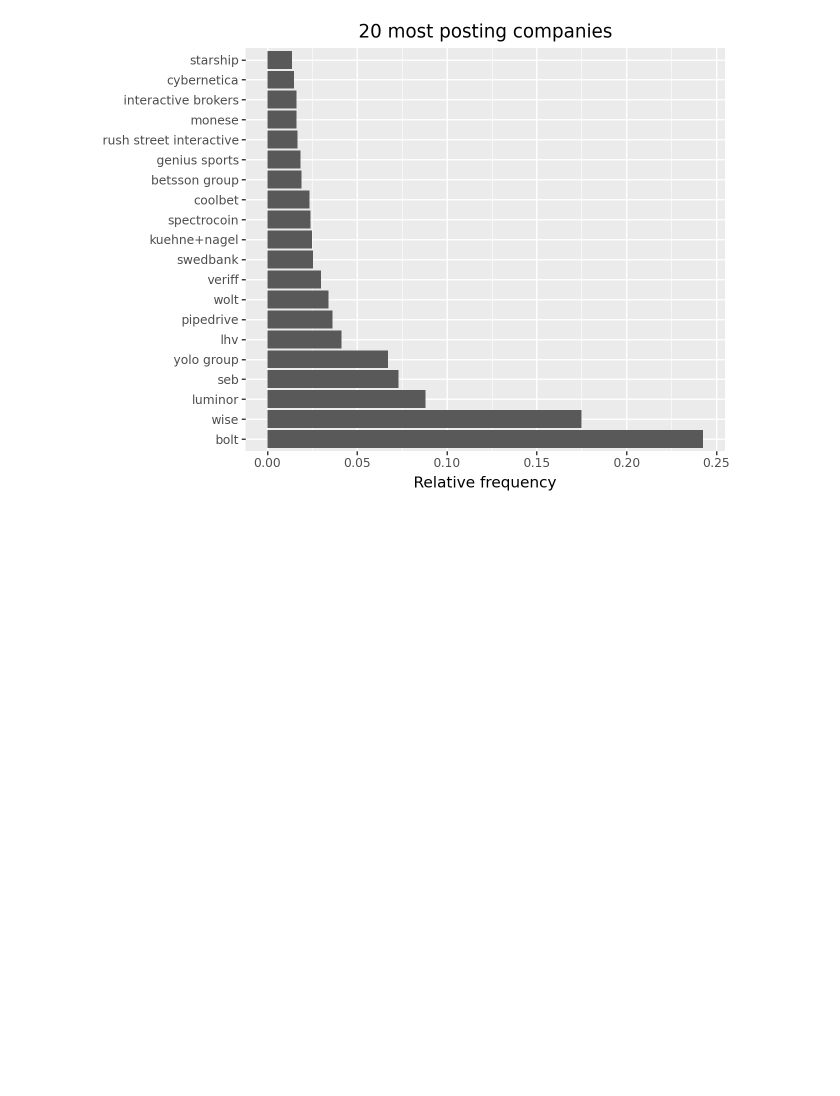
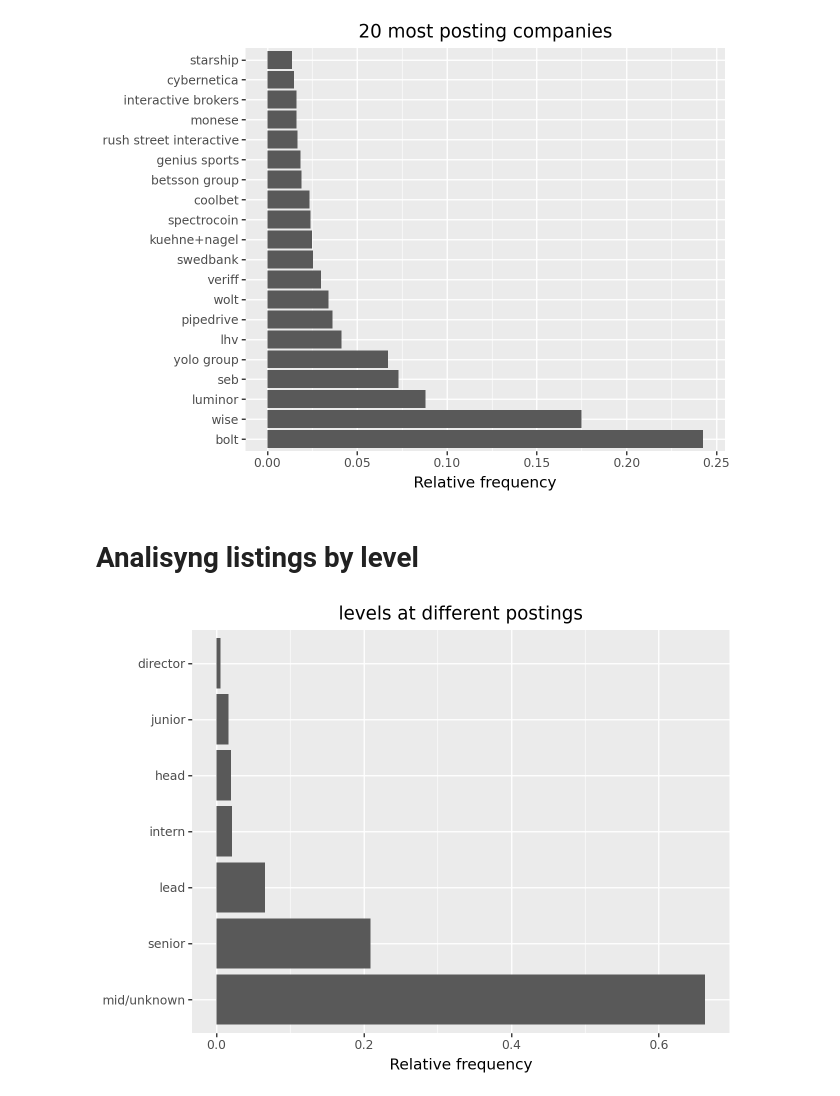
Before and after one commit to m2ger2020/listings, a Jupyter notebook: projekt.ipynb, the cells around one changed output. Cells and saved outputs as stored; diff of their text form; code cells hidden in the pictures; blank space fills up the shorter version.

Commit message:
creating levels

```diff
--- a/projekt.ipynb
+++ b/projekt.ipynb
@@ -285,3 +286,29 @@ new_data[new_data["domain"].isna()]
 | 1643 | veriff | verification area lead | None | 2024-03-26 | 2024-03-26 | https://www.veriff.com/careers/po... |
 | 2075 | yolo group | lead product designer | None | 2024-03-26 | 2024-03-26 | https://careers.yolo.com/jobs/360... |
 | 2127 | yolo group | workplace coordinator | None | 2024-03-26 | 2024-03-26 | https://careers.yolo.com/jobs/370... |
+# %%
+levels_df = new_data.copy()
+
+level_replacement_dict={#regex: domain,
+  r'senior|vanem arendaja': 'senior',
+  r'intern': 'intern',
+  r'junior': 'junior',
+  r'lead': 'lead',
+  r'head': 'head',
+  r'director': 'director'
+}
+levels_df['level'] = None
+for index, row in levels_df[levels_df['level'].isna()].iterrows():#iterate through all listings that have the 'domain' column as 'nan'
+  matched=False
+  for regex in level_replacement_dict.keys():
+    if not matched and re.search(regex,row['job_name']):#check if any of the regexes in the dictionary match the name of the listing, if they do, add a domain from replacement_dict
+      matched=True
+      levels_df.loc[index,'level']=level_replacement_dict[regex]
+  #    print(row['job_name']+': changed domain to '+level_replacement_dict[regex])#debugging
+  if not matched:#debugging
+    levels_df.loc[index,'level']='mid/unknown'
+  #  print(row['job_name']+' not matched')
+#df[new_data['level'].isna()]
+
+#df[new_data['level'].notna()]
+levels_df[levels_df['level'] == 'director']
@@ -518,3 +558,20 @@ domain_cat=pd.Categorical(new_data_top['company_name'], categories=company_name_
 )
 # %% [output]
 [figure]
+# %% [markdown]
+# Analisyng listings by level
+# %%
+levels_sorted=levels_df['level'].value_counts().index.tolist()
+levels_cat=pd.Categorical(levels_df['level'], categories=levels_sorted)
+
+( p9.ggplot(
+    data=new_data,
+    mapping=p9.aes(x='levels_cat',y=p9.after_stat('count / np.sum(count)'))
+)
++ p9.geom_bar()
++ p9.labs(x='',y='Relative frequency')
++ p9.coord_flip()
++ p9.ggtitle("levels at different postings")
+)
+# %% [output]
+[figure, added]
```
Also changed, not shown: parts of 2 cells of this notebook.
